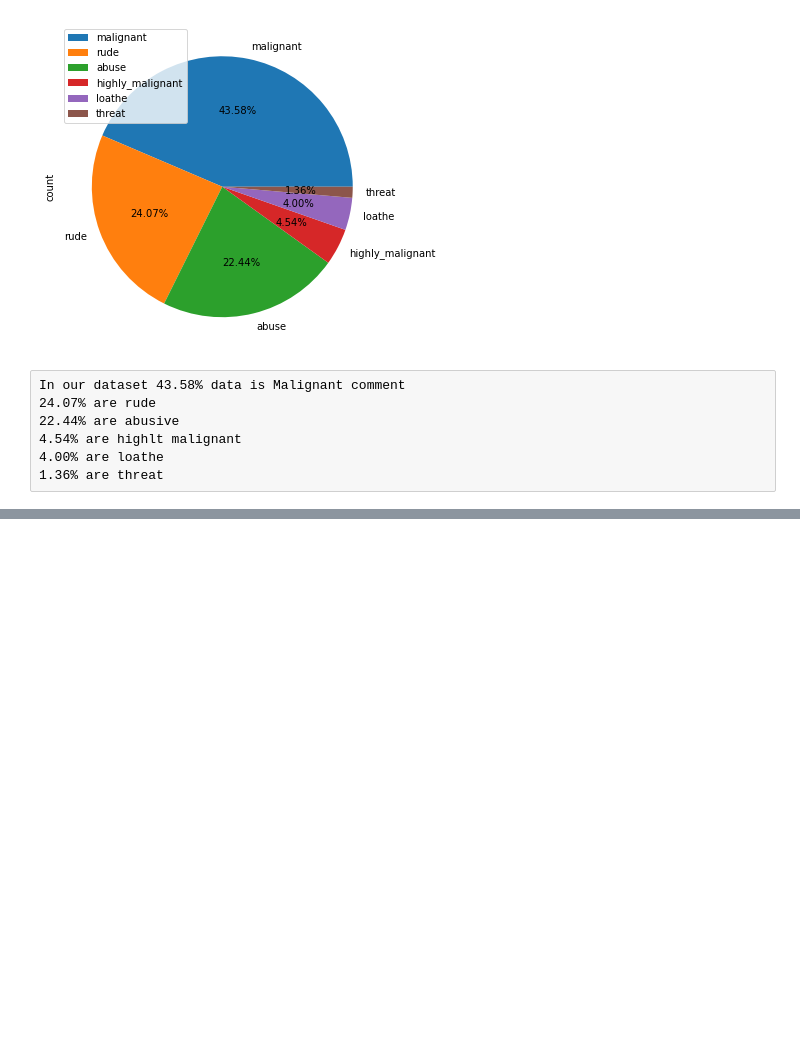
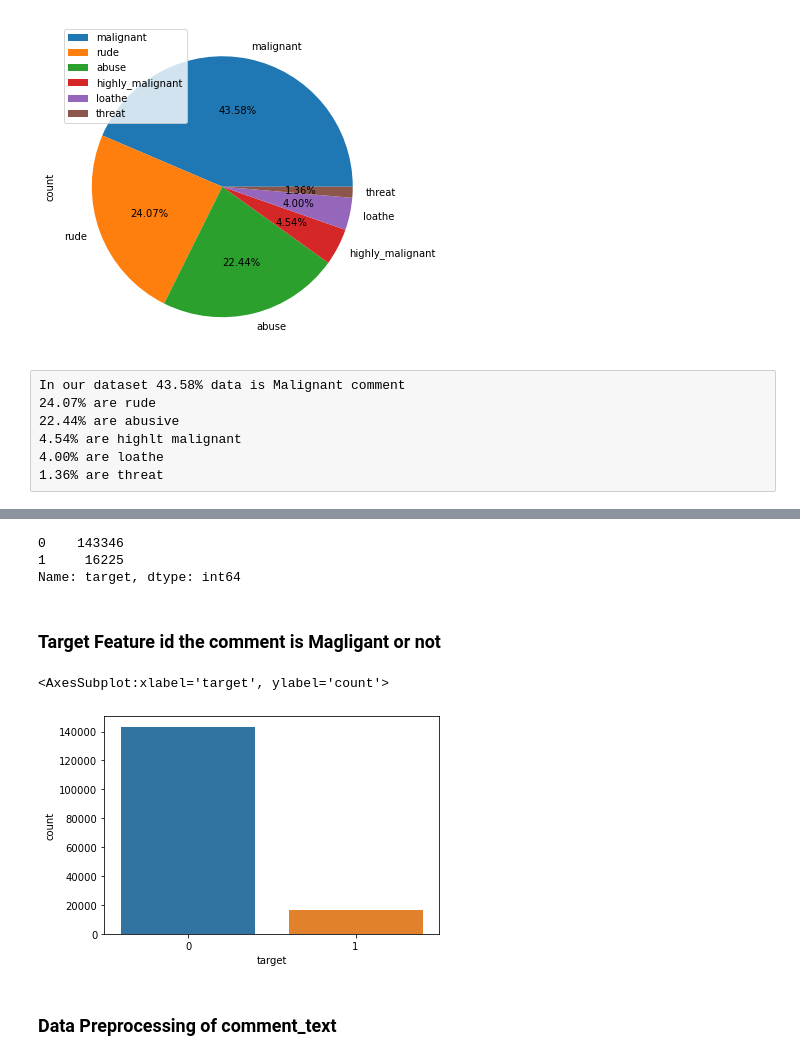
Before and after one commit to mohittomar2008/Malignant-Comments-Classifier-Project, a Jupyter notebook: Malignant comment classifier.ipynb, the cells around one changed output, grey strips where cells are left out. Drawn from its saved outputs; the diff is of its cells as text; code cells hidden in the pictures; blank space fills up the shorter version.

Commit message:
preprocessing done

```diff
--- a/Malignant comment classifier.ipynb
+++ b/Malignant comment classifier.ipynb
@@ -297,0 +313,5 @@ train.head()
+# %%
+column=['malignant','highly_malignant','rude','threat','abuse','loathe']
+
+target_data=train[column]
+target_data.head(2)
@@ -297,0 +337,2 @@ train.head()
+# %%
+train['target']=train[column].sum(axis=1)
@@ -297,0 +367,3 @@ train.head()
+# %%
+train['target']=train['target']>0   # It saved boolean values into target feature
+train['target']=train['target'].astype(int)
@@ -297,0 +376,15 @@ train.head()
+# %%
+train['target'].value_counts()
+# %% [output]
+0    143346
+1     16225
+Name: target, dtype: int64
+# %% [markdown]
+### Target Feature id the comment is Magligant or not
+# %%
+sns.countplot('target', data=train)
+# %% [output]
+<AxesSubplot:xlabel='target', ylabel='count'>
+[figure, added]
+# %% [markdown]
+### Data Preprocessing of comment_text
```
Also changed, not shown: parts of 26 cells of this notebook.
